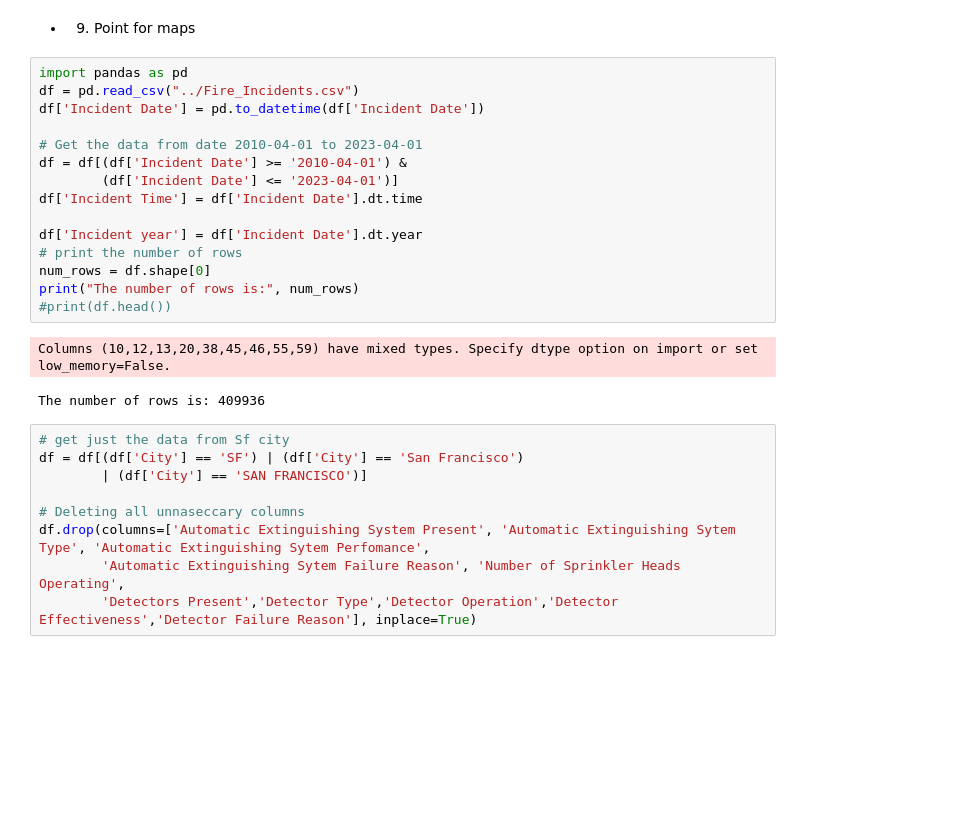
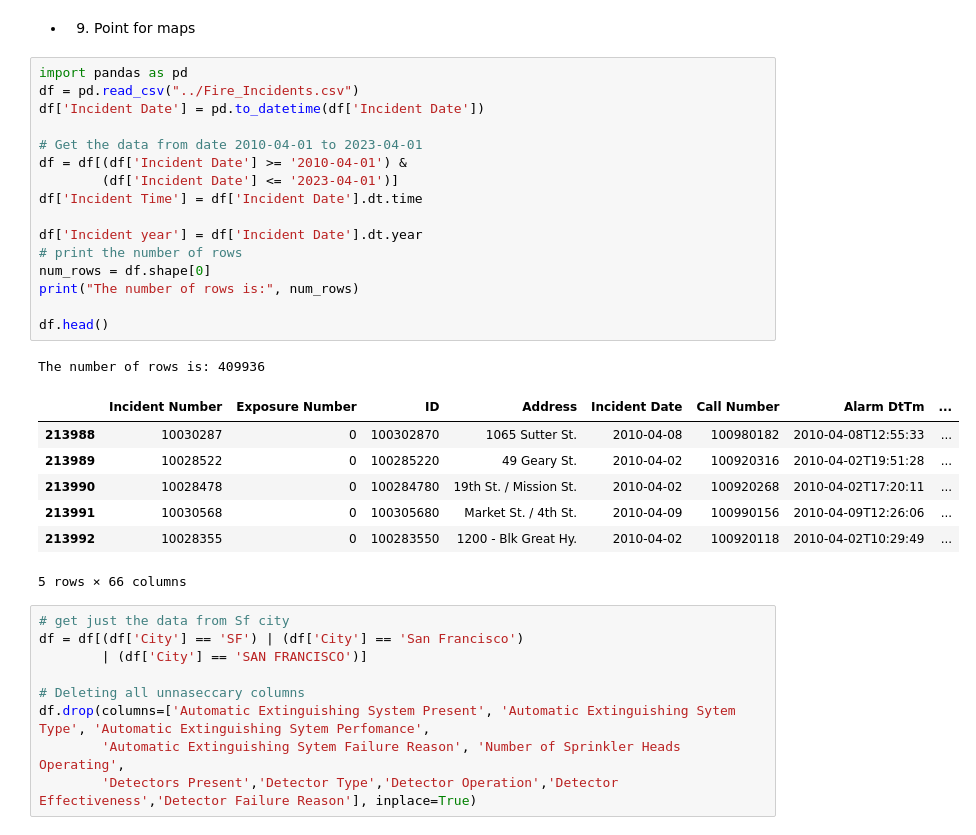
Before and after one commit to Strongside-87/Final_Project, a Jupyter notebook: Final_assigment.ipynb, the cells around one changed output. Drawn from its saved outputs; the diff is of its cells as text; blank space fills up the shorter version.

```diff
--- a/Final_assigment.ipynb
+++ b/Final_assigment.ipynb
@@ -19,21 +19,28 @@
 # %%
 import pandas as pd
 df = pd.read_csv("../Fire_Incidents.csv")
 df['Incident Date'] = pd.to_datetime(df['Incident Date'])
 
 # Get the data from date 2010-04-01 to 2023-04-01
 df = df[(df['Incident Date'] >= '2010-04-01') &
         (df['Incident Date'] <= '2023-04-01')]
 df['Incident Time'] = df['Incident Date'].dt.time
 
 df['Incident year'] = df['Incident Date'].dt.year
 # print the number of rows
 num_rows = df.shape[0]
 print("The number of rows is:", num_rows)
-#print(df.head())
+
+df.head()
 # %% [output]
-Columns (10,12,13,20,38,45,46,55,59) have mixed types. Specify dtype option on import or set low_memory=False.
+The number of rows is: 409936
+|  | Incident Number | Exposure Number | ID | Address | Incident Date | Call Number | Alarm DtTm | ... |
+| 213988 | 10030287 | 0 | 100302870 | 1065 Sutter St. | 2010-04-08 | 100980182 | 2010-04-08T12:55:33 | ... |
+| 213989 | 10028522 | 0 | 100285220 | 49 Geary St. | 2010-04-02 | 100920316 | 2010-04-02T19:51:28 | ... |
+| 213990 | 10028478 | 0 | 100284780 | 19th St. / Mission St. | 2010-04-02 | 100920268 | 2010-04-02T17:20:11 | ... |
+| 213991 | 10030568 | 0 | 100305680 | Market St. / 4th St. | 2010-04-09 | 100990156 | 2010-04-09T12:26:06 | ... |
+| 213992 | 10028355 | 0 | 100283550 | 1200 - Blk Great Hy. | 2010-04-02 | 100920118 | 2010-04-02T10:29:49 | ... |
-The number of rows is: 409936
+5 rows × 66 columns
 # %%
 # get just the data from Sf city
 df = df[(df['City'] == 'SF') | (df['City'] == 'San Francisco')
```
Also changed, not shown: parts of 3 cells of this notebook, 5 other files.
